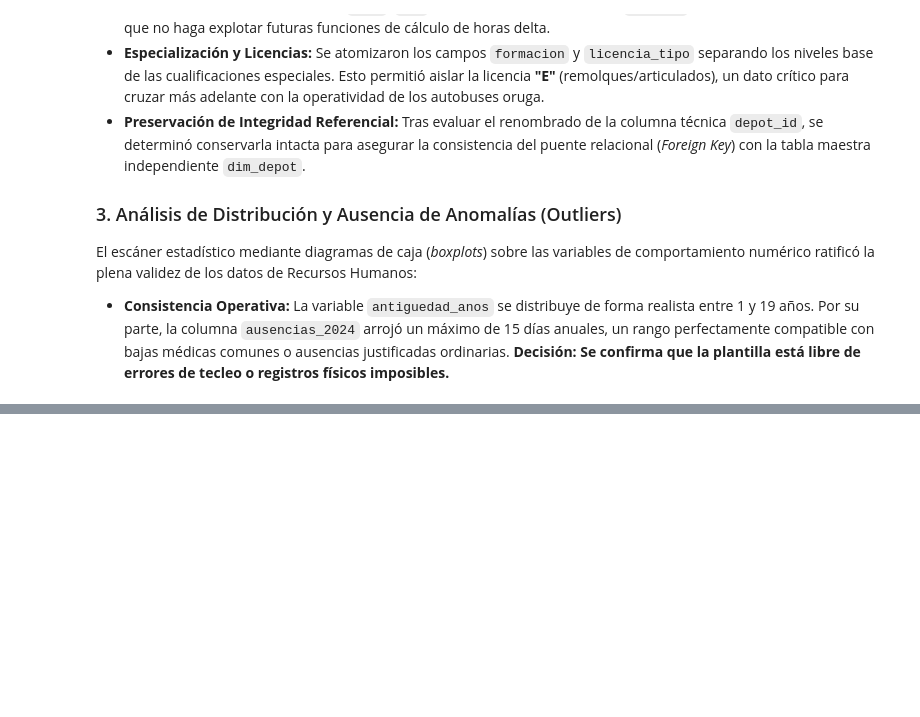
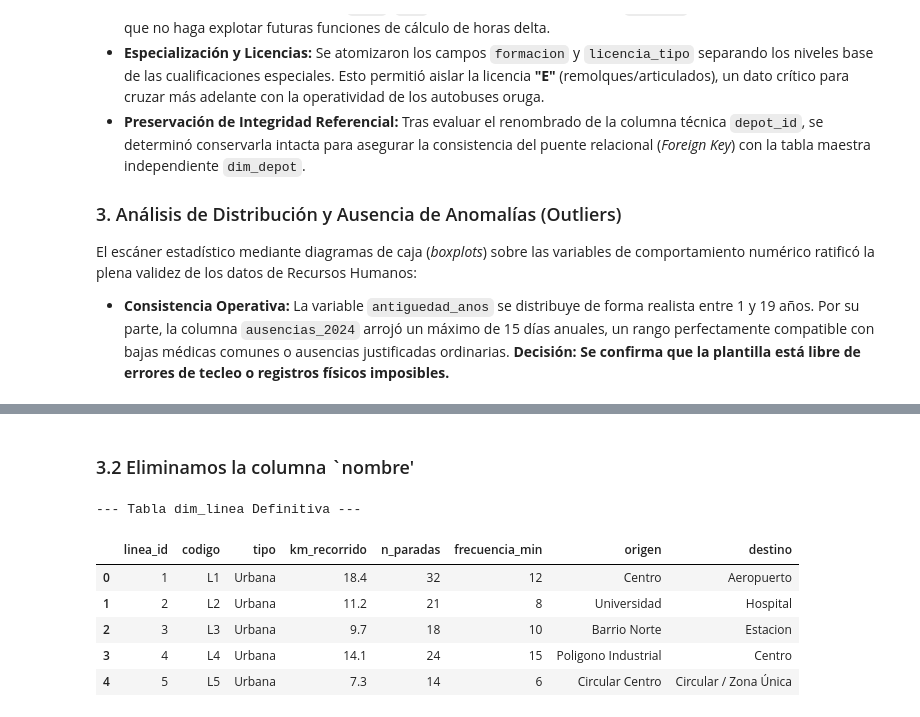
Before and after one commit to databaandsc/MetroBus_Analytics, a Jupyter notebook: 01_eda.ipynb, the cells around one changed output, grey strips where cells are left out. Drawn from its saved outputs; the diff is of its cells as text; code cells hidden in the pictures; blank space fills up the shorter version.

```diff
--- a/01_eda.ipynb
+++ b/01_eda.ipynb
@@ -1759,0 +1947,18 @@ El escáner estadístico mediante diagramas de caja (*boxplots*) sobre las varia
+# %% [markdown]
+### 3.2 Eliminamos la columna `nombre'
+# %%
+# --- ELIMINACIÓN DE COLUMNA REDUNDANTE ---
+# Borramos la columna 'nombre' ya que su información está en 'origen' y 'destino'
+df_linea = df_linea.drop(columns=['nombre'])
+
+# Comprobamos la estructura final
+print("--- Tabla dim_linea Definitiva ---")
+display(df_linea.head())
+# %% [output]
+--- Tabla dim_linea Definitiva ---
+|  | linea_id | codigo | tipo | km_recorrido | n_paradas | frecuencia_min | origen | destino |
+| 0 | 1 | L1 | Urbana | 18.4 | 32 | 12 | Centro | Aeropuerto |
+| 1 | 2 | L2 | Urbana | 11.2 | 21 | 8 | Universidad | Hospital |
+| 2 | 3 | L3 | Urbana | 9.7 | 18 | 10 | Barrio Norte | Estacion |
+| 3 | 4 | L4 | Urbana | 14.1 | 24 | 15 | Poligono Industrial | Centro |
+| 4 | 5 | L5 | Urbana | 7.3 | 14 | 6 | Circular Centro | Circular / Zona Única |
```
Also changed, not shown: parts of 13 cells of this notebook.
